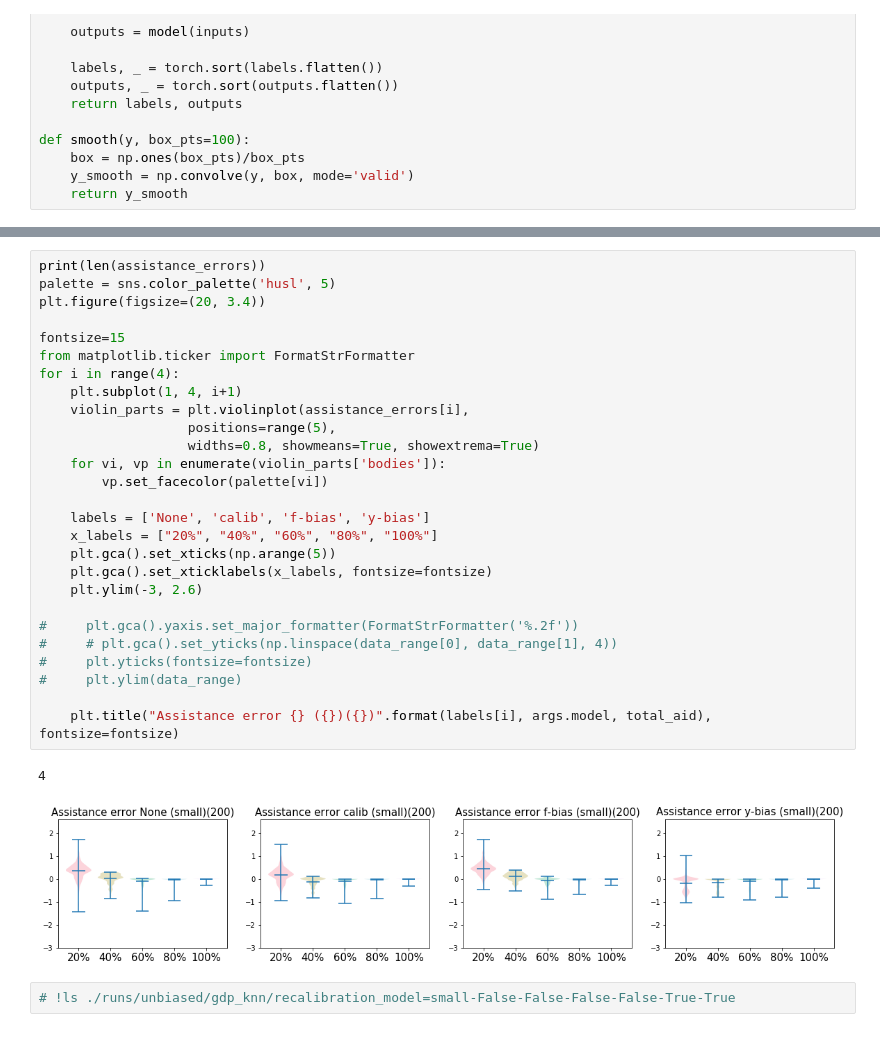
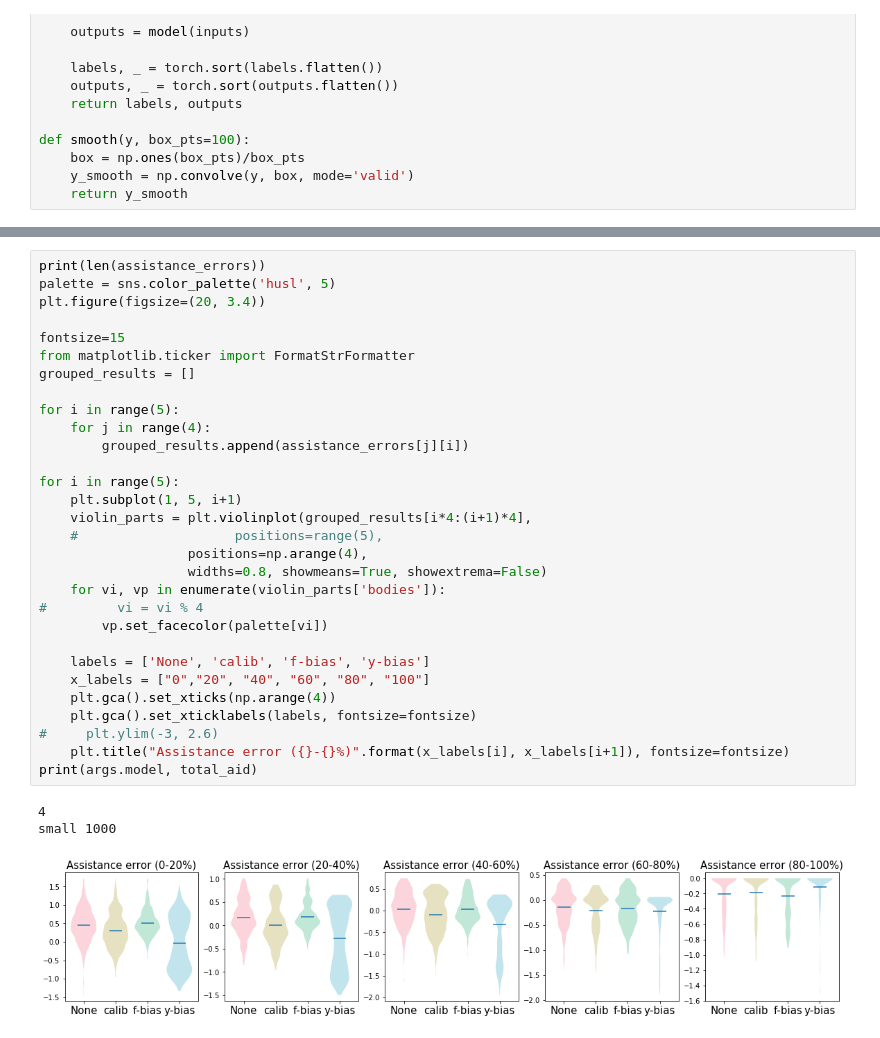
Before and after one commit to ShengjiaZhao/RegressionConstraint, a Jupyter notebook: sustain_regression.ipynb, the cells around one changed output, grey strips where cells are left out. Cells and saved outputs as stored; diff of their text form.

```diff
--- a/sustain_regression.ipynb
+++ b/sustain_regression.ipynb
@@ -656,32 +663,34 @@ for i in range(4):
 # %%
 print(len(assistance_errors))
 palette = sns.color_palette('husl', 5)
 plt.figure(figsize=(20, 3.4))
 
 fontsize=15
 from matplotlib.ticker import FormatStrFormatter
-for i in range(4):
-    plt.subplot(1, 4, i+1)
-    violin_parts = plt.violinplot(assistance_errors[i],
-                   positions=range(5),
-                   widths=0.8, showmeans=True, showextrema=True)
+grouped_results = []
+
+for i in range(5):
+    for j in range(4):
+        grouped_results.append(assistance_errors[j][i])
+
+for i in range(5):
+    plt.subplot(1, 5, i+1)
+    violin_parts = plt.violinplot(grouped_results[i*4:(i+1)*4],
+    #                    positions=range(5),
+                   positions=np.arange(4),
+                   widths=0.8, showmeans=True, showextrema=False)
     for vi, vp in enumerate(violin_parts['bodies']):
+#         vi = vi % 4
         vp.set_facecolor(palette[vi])
 
     labels = ['None', 'calib', 'f-bias', 'y-bias']
-    x_labels = ["20%", "40%", "60%", "80%", "100%"]
-    plt.gca().set_xticks(np.arange(5))
-    plt.gca().set_xticklabels(x_labels, fontsize=fontsize)
-    plt.ylim(-3, 2.6)
-
-#     plt.gca().yaxis.set_major_formatter(FormatStrFormatter('%.2f'))
-#     # plt.gca().set_yticks(np.linspace(data_range[0], data_range[1], 4))
-#     plt.yticks(fontsize=fontsize)
-#     plt.ylim(data_range)
-
-    plt.title("Assistance error {} ({})({})".format(labels[i], args.model, total_aid), fontsize=fontsize)
+    x_labels = ["0","20", "40", "60", "80", "100"]
+    plt.gca().set_xticks(np.arange(4))
+    plt.gca().set_xticklabels(labels, fontsize=fontsize)
+#     plt.ylim(-3, 2.6)
+    plt.title("Assistance error ({}-{}%)".format(x_labels[i], x_labels[i+1]), fontsize=fontsize)
+print(args.model, total_aid)
 # %% [output]
 4
+small 1000
-[figure, old version]
+[figure, new version]
-# %%
-# !ls ./runs/unbiased/gdp_knn/recalibration_model=small-False-False-False-False-True-True
```
Also changed, not shown: parts of 24 cells of this notebook.
